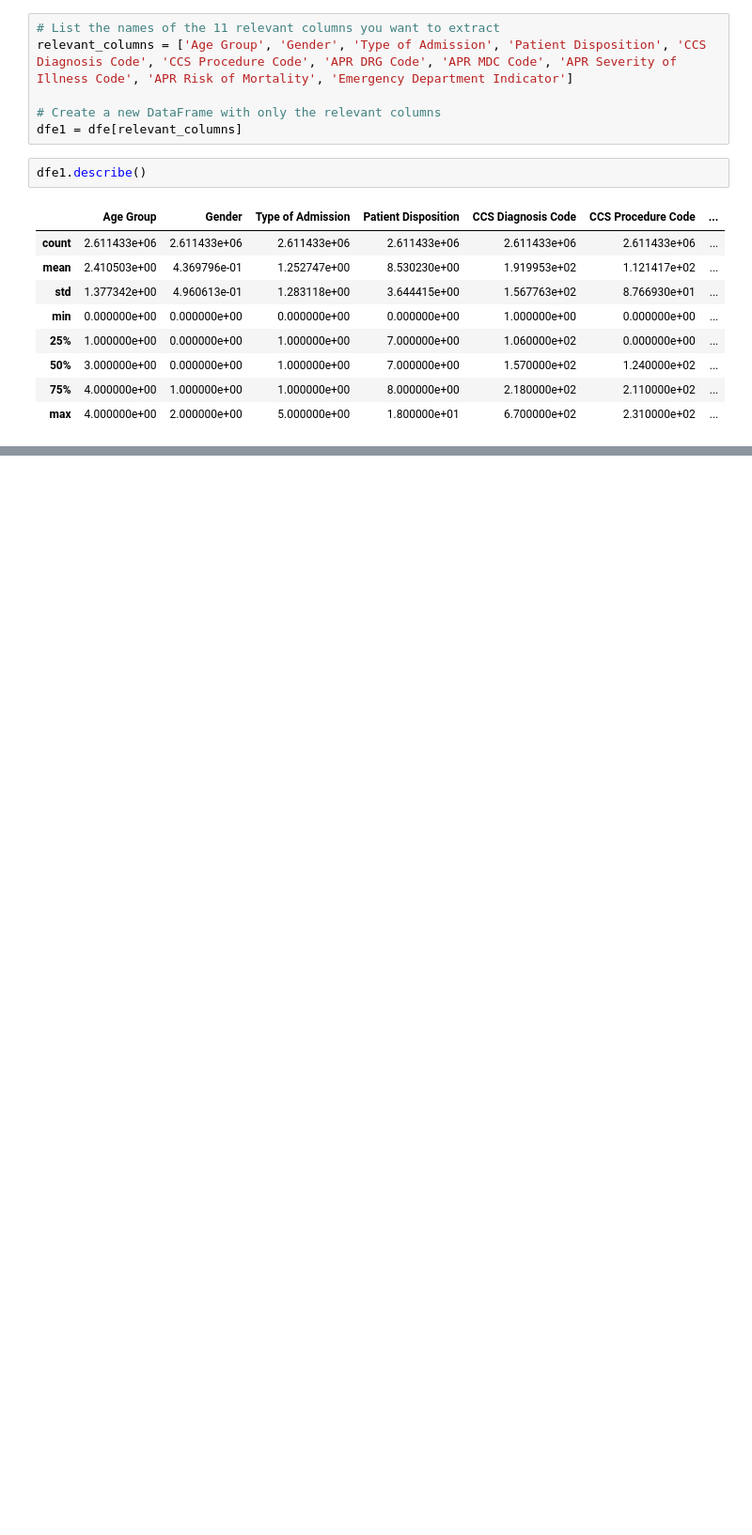
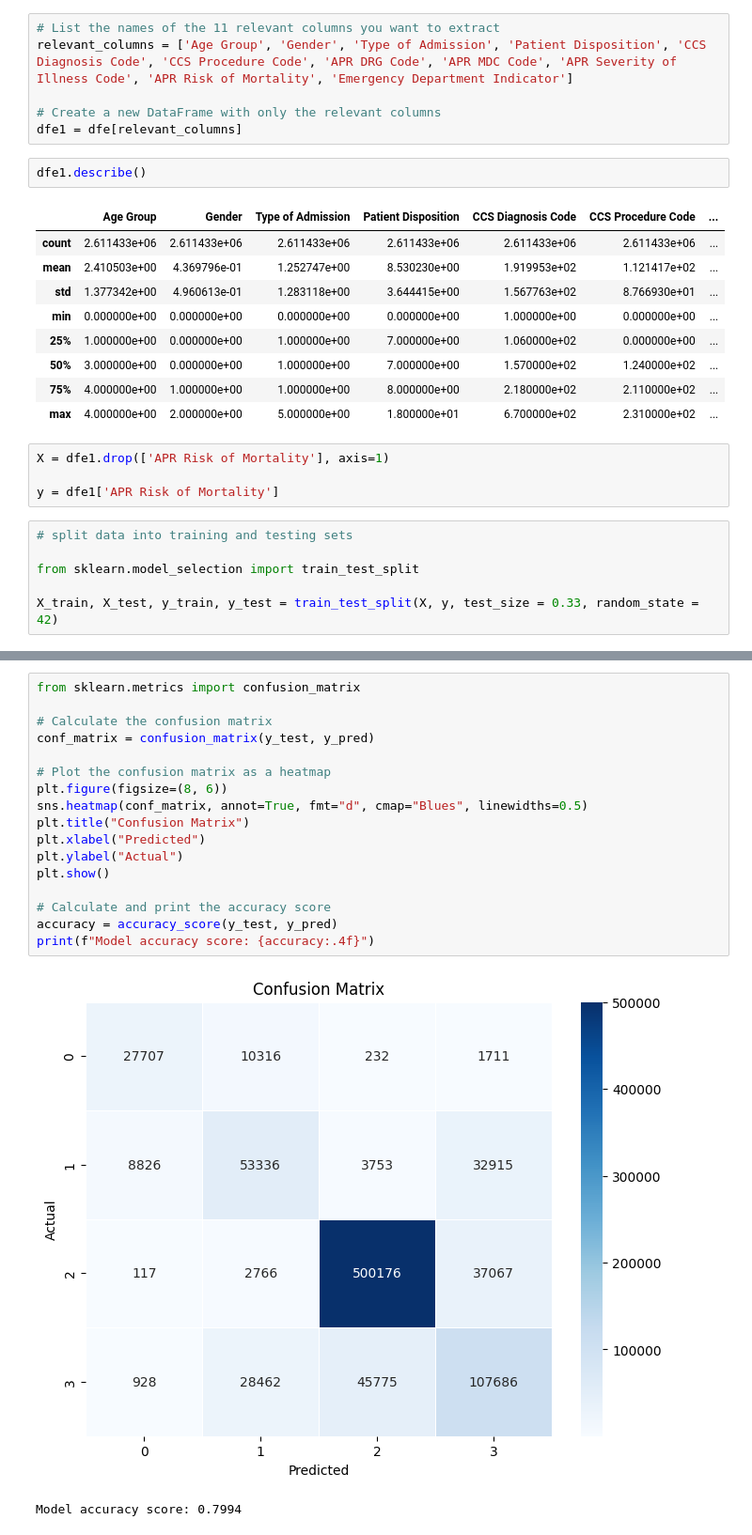
Before and after one commit to amitgit2510/Info_miners_2, a Jupyter notebook: info_miners_2.ipynb, the cells around one changed output, grey strips where cells are left out. Shown at 94% size. Saved outputs shown, nothing was run; the diff lists cells and outputs as text; blank space fills up the shorter version.

```diff
--- a/info_miners_2.ipynb
+++ b/info_miners_2.ipynb
@@ -457,3 +463,13 @@ dfe1.describe()
 | 50% | 3.000000e+00 | 0.000000e+00 | 1.000000e+00 | 7.000000e+00 | 1.570000e+02 | 1.240000e+02 | ... |
 | 75% | 4.000000e+00 | 1.000000e+00 | 1.000000e+00 | 8.000000e+00 | 2.180000e+02 | 2.110000e+02 | ... |
 | max | 4.000000e+00 | 2.000000e+00 | 5.000000e+00 | 1.800000e+01 | 6.700000e+02 | 2.310000e+02 | ... |
+# %%
+X = dfe1.drop(['APR Risk of Mortality'], axis=1)
+
+y = dfe1['APR Risk of Mortality']
+# %%
+# split data into training and testing sets
+
+from sklearn.model_selection import train_test_split
+
+X_train, X_test, y_train, y_test = train_test_split(X, y, test_size = 0.33, random_state = 42)
@@ -459,0 +508,20 @@ dfe1.describe()
+# %%
+from sklearn.metrics import confusion_matrix
+
+# Calculate the confusion matrix
+conf_matrix = confusion_matrix(y_test, y_pred)
+
+# Plot the confusion matrix as a heatmap
+plt.figure(figsize=(8, 6))
+sns.heatmap(conf_matrix, annot=True, fmt="d", cmap="Blues", linewidths=0.5)
+plt.title("Confusion Matrix")
+plt.xlabel("Predicted")
+plt.ylabel("Actual")
+plt.show()
+
+# Calculate and print the accuracy score
+accuracy = accuracy_score(y_test, y_pred)
+print(f"Model accuracy score: {accuracy:.4f}")
+# %% [output]
+[figure, added]
+Model accuracy score: 0.7994
```
Also changed, not shown: parts of 6 cells of this notebook.
